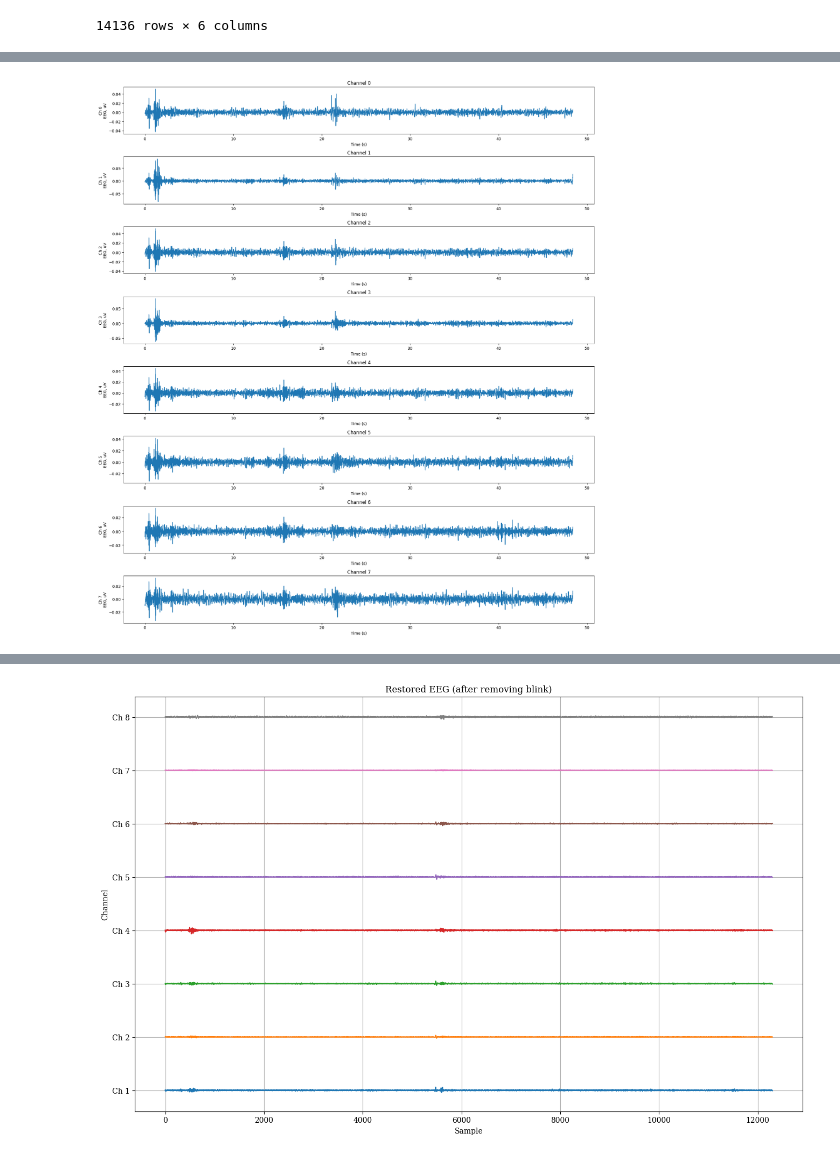
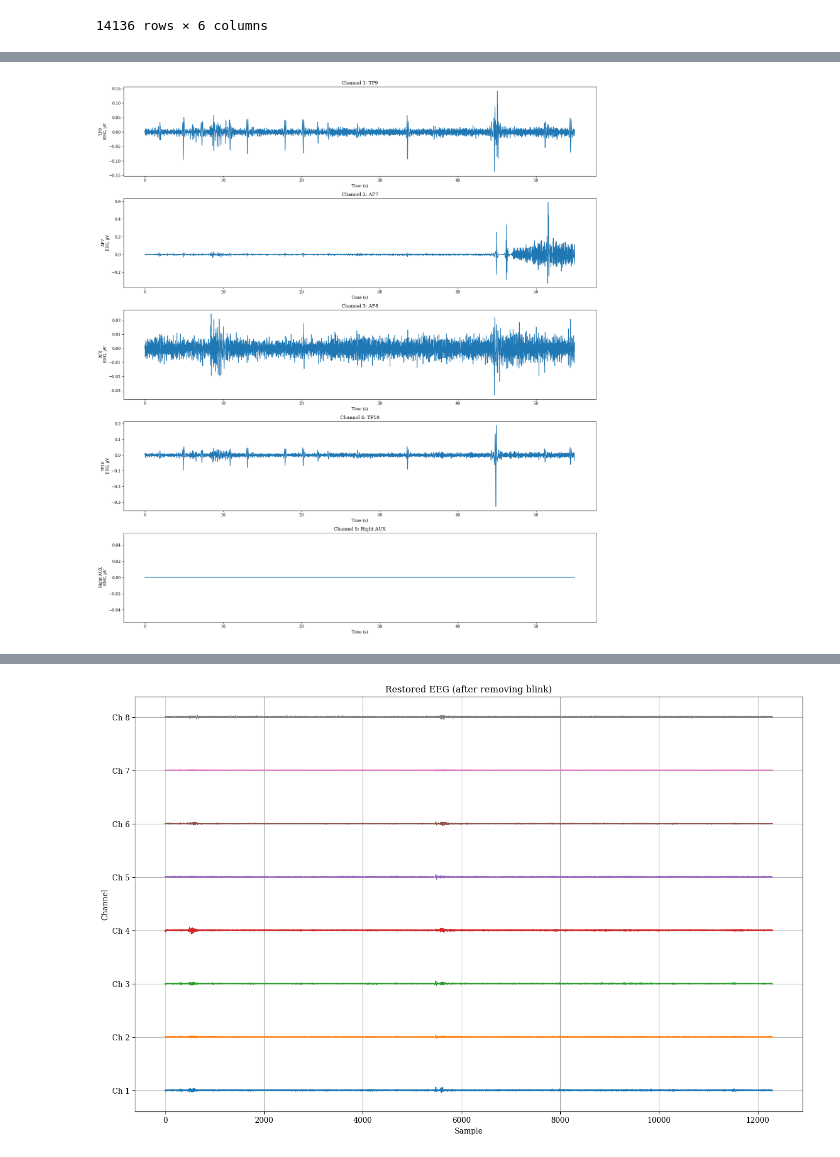
Before and after one commit to andgaspez/corpo_coraje, a Jupyter notebook: pipeline.ipynb, the cells around one changed output, grey strips where cells are left out. Saved outputs shown, nothing was run; the diff lists cells and outputs as text; code cells hidden in the pictures.

```diff
--- a/pipeline.ipynb
+++ b/pipeline.ipynb
@@ -46,12 +47,14 @@ Since, there are 18363 samples, the trial lasts: 73.452s. Nyquist's freq: 125.0
 # %%
+
 def plot_all_eeg_channels(eeg_data, show_time=True):
-    fig, axes = plt.subplots(8, 1, figsize=(18, 20))  # 8 channels × 1 full-length plot each
+    fig, axes = plt.subplots(5, 1, figsize=(18, 20))  # 5 EEG channels
+    channel_labels = eeg_data.columns[1:]  # Skip the timestamp column
 
-    for ch in range(8):
+    for ch in range(5):
         ax = axes[ch]
 
         # Extract and scale data
-        data = eeg_data.iloc[200:, ch]
+        data = eeg_data.iloc[200:, ch + 1]  # Skip timestamp column
         data = 10000 * data / 16777215  # Convert to microvolts
 
         # Time or sample x-axis
@@ -65,8 +68,8 @@ def plot_all_eeg_channels(eeg_data, show_time=True):
         # Plot
         ax.plot(x, data)
         ax.set_xlabel(xlabel)
-        ax.set_ylabel(f'Ch {ch}\nEEG, uV')
-        ax.set_title(f'Channel {ch}')
+        ax.set_ylabel(f'{channel_labels[ch]}\nEEG, µV')
+        ax.set_title(f'Channel {ch+1}: {channel_labels[ch]}')
 
     plt.tight_layout()
     plt.show()
@@ -118,22 +121,24 @@ def notch_filter(data, freq=60.0, Q=30.0, fs=250):
     filtered_data = filtfilt(b, a, data)
     return filtered_data
 # %%
-eeg_data_filtered = eeg_data.copy()
 eeg_data_filtered = pd.DataFrame()
 
-for channel in range(8):
+# Only iterate over the 5 EEG channels (columns 1 to 5)
+for channel in range(0, 6):
     raw = eeg_data.iloc[200:, channel]
 
-    # Band-pass filter (raw to filtered µV)
+    # Apply filters
     filtered = butter_highpass_filter(raw, cutoff=4, order=4)
     filtered = butter_lowpass_filter(filtered, cutoff=45, order=4)
-    filtered = notch_filter(filtered, freq=60.0, Q=30.0, fs=250)
+    filtered = notch_filter(filtered, freq=60.0, Q=30.0, fs=256)
 
-    eeg_data_filtered[channel] = filtered
+    # Store in filtered DataFrame using original column name
+    eeg_data_filtered[eeg_data.columns[channel]] = filtered
+
 
 plot_all_eeg_channels(eeg_data_filtered, show_time=True)
 # %% [output]
-[figure, old version]
+[figure, new version]
 # %%
 # n_channels = eeg_data_filtered.shape[1]  # number of channels
 # plt.plot(eeg_data_filtered + range(1000, 1000*n_channels+1000, 1000))
```
Also changed, not shown: parts of 6 cells of this notebook, 1 other file.
